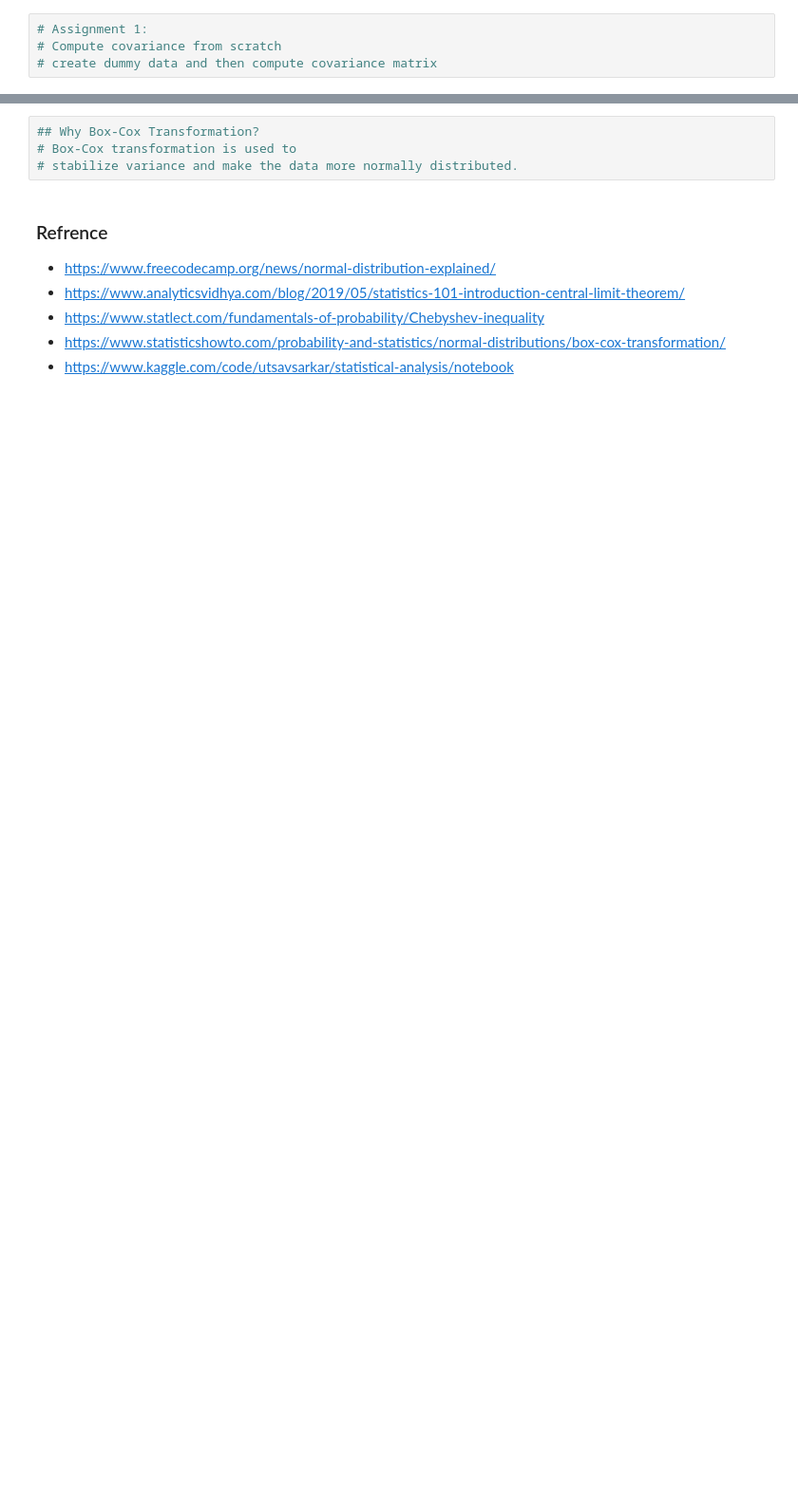
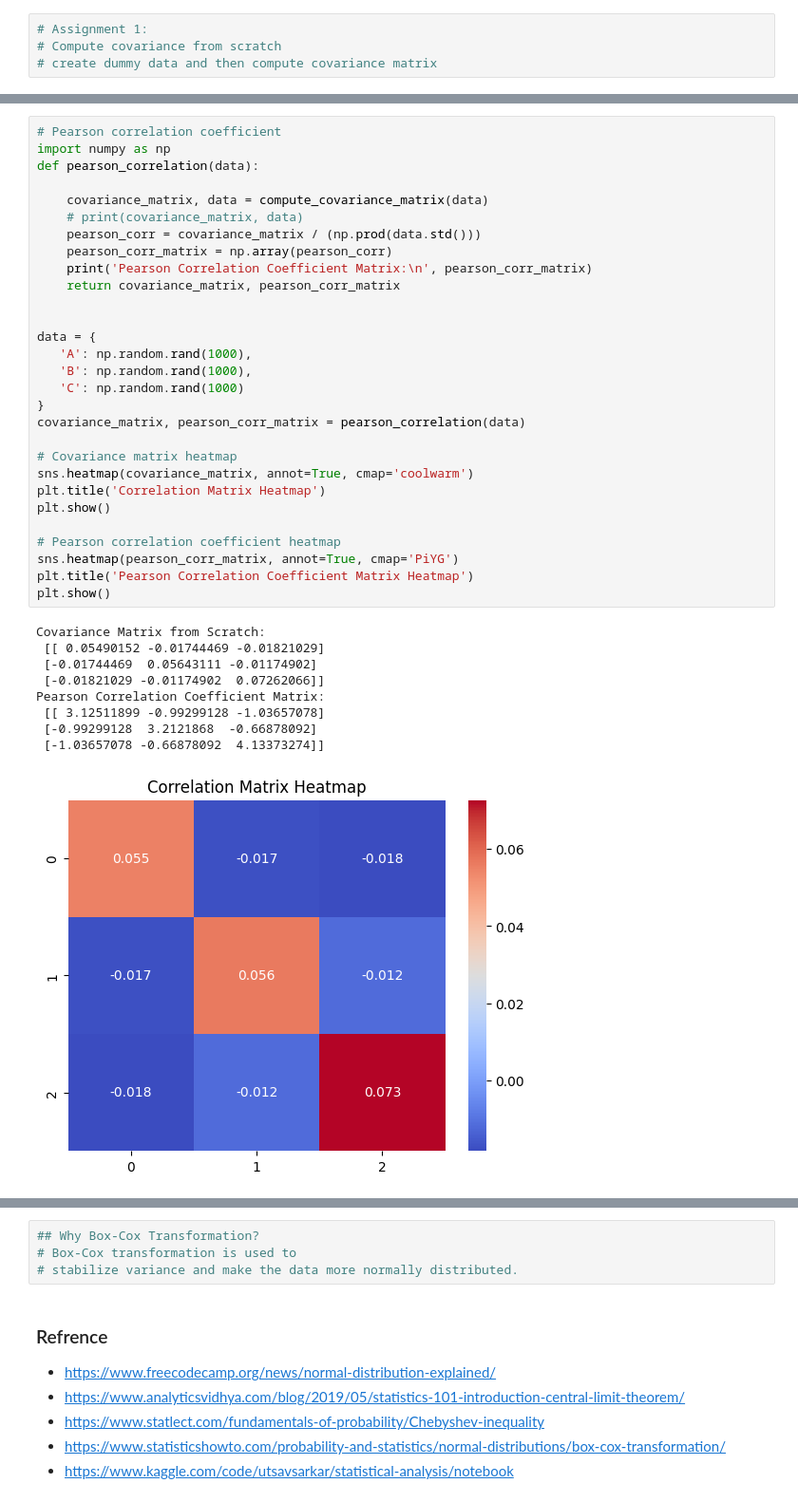
Before and after one commit to rahul8879/ai-ml-akila, a Jupyter notebook: maths/stats/01_stats.ipynb, the cells around one changed output, grey strips where cells are left out. Shown: that part at 95% size. Cells and saved outputs as stored; diff of their text form; blank space fills up the shorter version.

```diff
--- a/maths/stats/01_stats.ipynb
+++ b/maths/stats/01_stats.ipynb
@@ -180,0 +265,39 @@ plt.show()
+# %%
+# Pearson correlation coefficient
+import numpy as np
+def pearson_correlation(data):
+
+    covariance_matrix, data = compute_covariance_matrix(data)
+    # print(covariance_matrix, data)
+    pearson_corr = covariance_matrix / (np.prod(data.std()))
+    pearson_corr_matrix = np.array(pearson_corr)
+    print('Pearson Correlation Coefficient Matrix:\n', pearson_corr_matrix)
+    return covariance_matrix, pearson_corr_matrix
+
+
+data = {
+   'A': np.random.rand(1000),
+   'B': np.random.rand(1000),
+   'C': np.random.rand(1000)
+}
+covariance_matrix, pearson_corr_matrix = pearson_correlation(data)
+
+# Covariance matrix heatmap
+sns.heatmap(covariance_matrix, annot=True, cmap='coolwarm')
+plt.title('Correlation Matrix Heatmap')
+plt.show()
+
+# Pearson correlation coefficient heatmap
+sns.heatmap(pearson_corr_matrix, annot=True, cmap='PiYG')
+plt.title('Pearson Correlation Coefficient Matrix Heatmap')
+plt.show()
+# %% [output]
+Covariance Matrix from Scratch:
+ [[ 0.05490152 -0.01744469 -0.01821029]
+ [-0.01744469  0.05643111 -0.01174902]
+ [-0.01821029 -0.01174902  0.07262066]]
+Pearson Correlation Coefficient Matrix:
+ [[ 3.12511899 -0.99299128 -1.03657078]
+ [-0.99299128  3.2121868  -0.66878092]
+ [-1.03657078 -0.66878092  4.13373274]]
+[figure, added]
```
Also changed, not shown: parts of 16 cells of this notebook.
